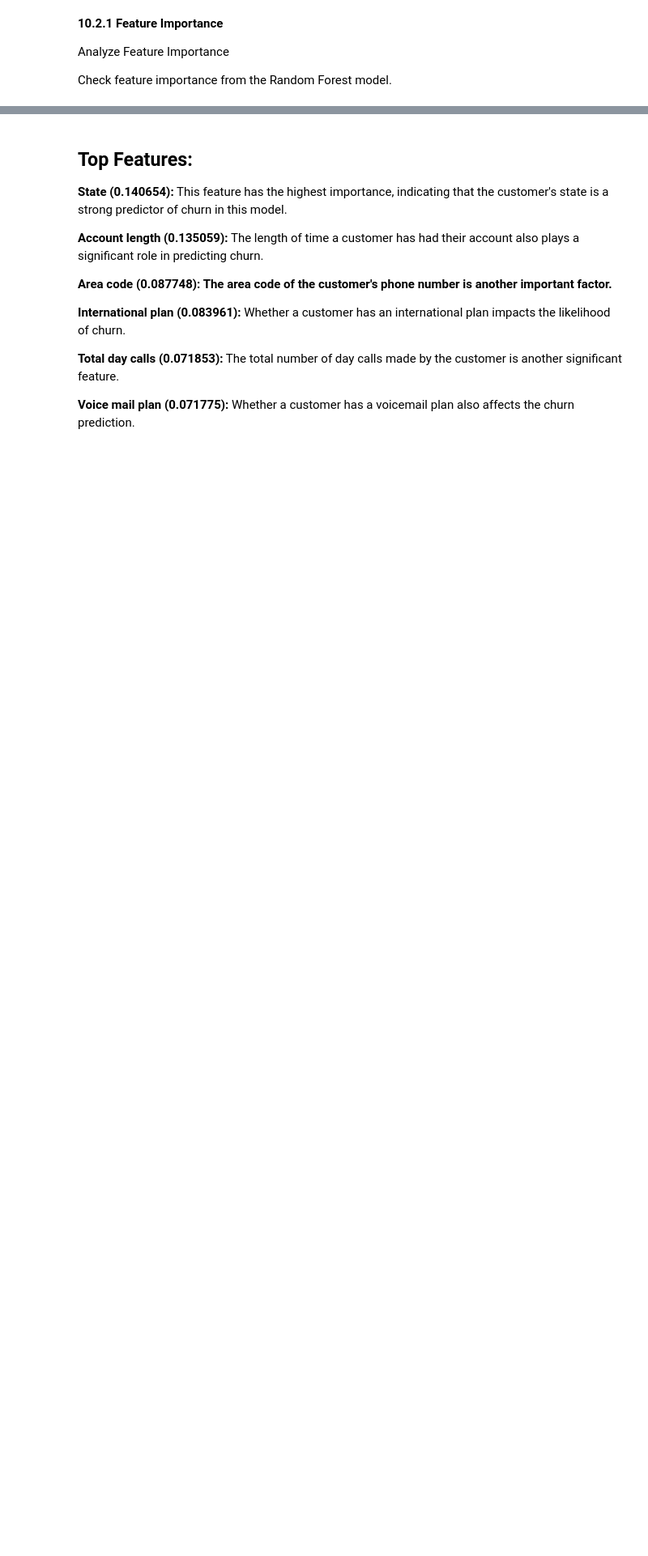
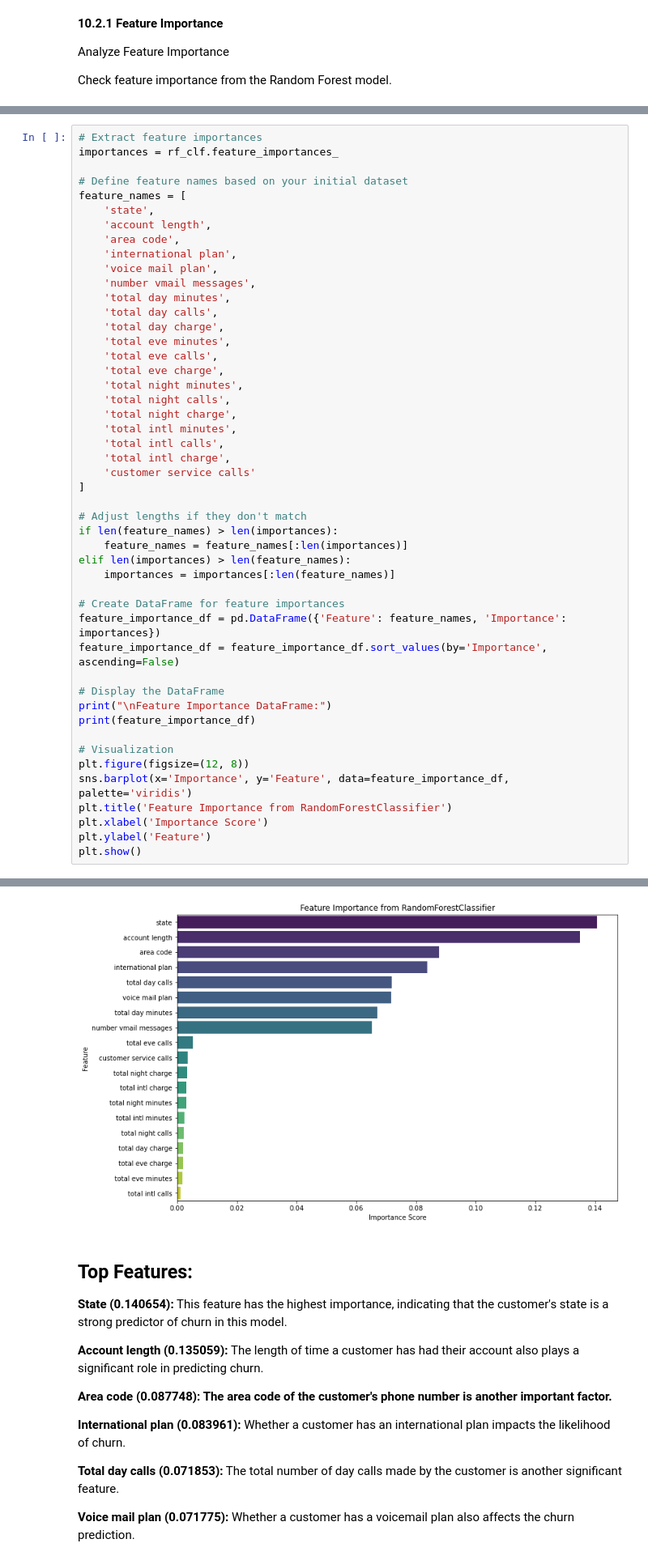
Before and after one commit to marymusyoka/Phase_3_Project, a Jupyter notebook: index.ipynb, the cells around one changed output, grey strips where cells are left out. Shown: that part at 81% size. Cells and saved outputs as stored; diff of their text form; blank space fills up the shorter version.

```diff
--- a/index.ipynb
+++ b/index.ipynb
@@ -915,0 +887,49 @@ feature_importance_df
+# %%
+# Extract feature importances
+importances = rf_clf.feature_importances_
+
+# Define feature names based on your initial dataset
+feature_names = [
+    'state',
+    'account length',
+    'area code',
+    'international plan',
+    'voice mail plan',
+    'number vmail messages',
+    'total day minutes',
+    'total day calls',
+    'total day charge',
+    'total eve minutes',
+    'total eve calls',
+    'total eve charge',
+    'total night minutes',
+    'total night calls',
+    'total night charge',
+    'total intl minutes',
+    'total intl calls',
+    'total intl charge',
+    'customer service calls'
+]
+
+# Adjust lengths if they don't match
+if len(feature_names) > len(importances):
+    feature_names = feature_names[:len(importances)]
+elif len(importances) > len(feature_names):
+    importances = importances[:len(feature_names)]
+
+# Create DataFrame for feature importances
+feature_importance_df = pd.DataFrame({'Feature': feature_names, 'Importance': importances})
+feature_importance_df = feature_importance_df.sort_values(by='Importance', ascending=False)
+
+# Display the DataFrame
+print("\nFeature Importance DataFrame:")
+print(feature_importance_df)
+
+# Visualization
+plt.figure(figsize=(12, 8))
+sns.barplot(x='Importance', y='Feature', data=feature_importance_df, palette='viridis')
+plt.title('Feature Importance from RandomForestClassifier')
+plt.xlabel('Importance Score')
+plt.ylabel('Feature')
+plt.show()
+# %% [output]
@@ -916,3 +953,4 @@ feature_importance_df
+[figure, added]
 # %% [markdown]
 ## **Top Features:**
 
```
Also changed, not shown: parts of 5 cells of this notebook.
